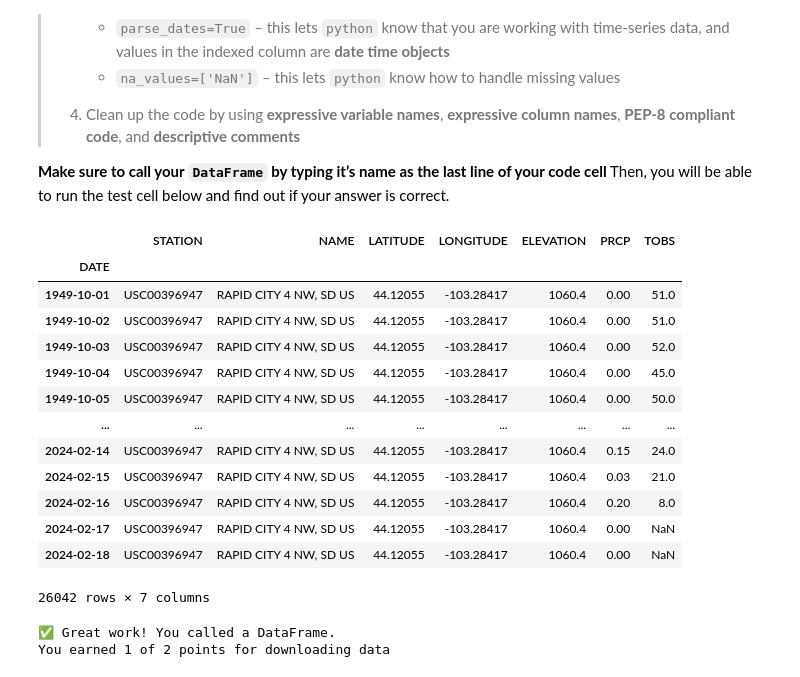
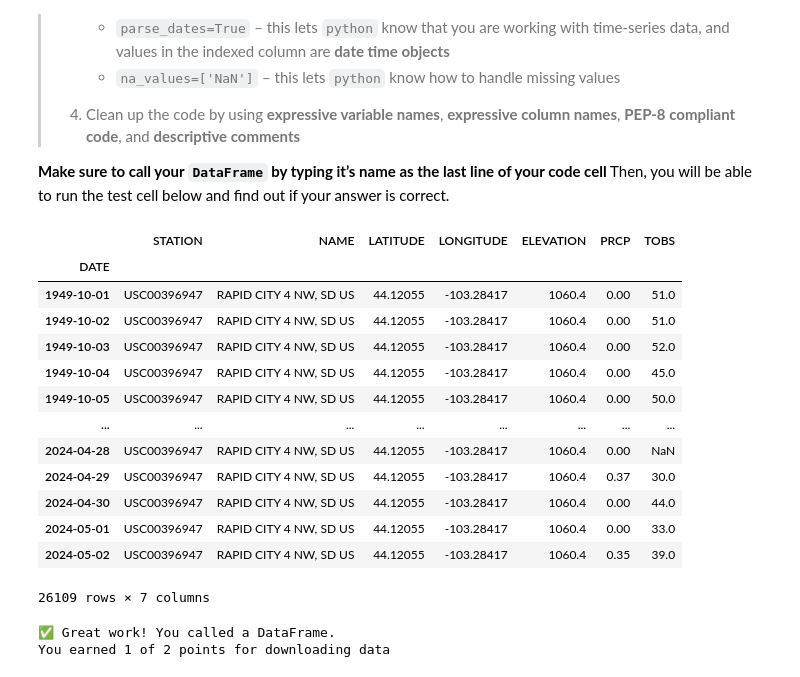
Before and after one commit to cu-esiil-edu/stars-01-get-started-tes-ani, a Jupyter notebook: getstarted_openscience.ipynb, the cells around one changed output. Cells and saved outputs as stored; diff of their text form; code cells hidden in the pictures.

```diff
--- a/getstarted_openscience.ipynb
+++ b/getstarted_openscience.ipynb
@@ -247,7 +247,7 @@ rc_weather_url = (
     'dataset=daily-summaries'
     '&dataTypes=TOBS,PRCP'
     '&stations=USC00396947'
-    '&startDate=1949-10-01&endDate=2024-02-18'
+    '&startDate=1949-10-01&endDate=2024-05-03'
     '&includeStationName=true'
     '&includeStationLocation=1'
     '&units=standard')
@@ -317,26 +317,25 @@ some problems…
 line of your code cell** Then, you will be able to run the test cell
 below and find out if your answer is correct.
 # %%
-rapid_df = pd.read_csv(rc_weather_url,
-index_col='DATE',
-parse_dates=True,
-na_values=['NaN'])
+rapid_df = pd.read_csv(
+    rc_weather_url, index_col="DATE", parse_dates=True, na_values=["NaN"]
+)
 rapid_df
 # %% [output]
 |  | STATION | NAME | LATITUDE | LONGITUDE | ELEVATION | PRCP | TOBS |
 | DATE |  |  |  |  |  |  |  |
 | 1949-10-01 | USC00396947 | RAPID CITY 4 NW, SD US | 44.12055 | -103.28417 | 1060.4 | 0.00 | 51.0 |
 | 1949-10-02 | USC00396947 | RAPID CITY 4 NW, SD US | 44.12055 | -103.28417 | 1060.4 | 0.00 | 51.0 |
 | 1949-10-03 | USC00396947 | RAPID CITY 4 NW, SD US | 44.12055 | -103.28417 | 1060.4 | 0.00 | 52.0 |
 | 1949-10-04 | USC00396947 | RAPID CITY 4 NW, SD US | 44.12055 | -103.28417 | 1060.4 | 0.00 | 45.0 |
 | 1949-10-05 | USC00396947 | RAPID CITY 4 NW, SD US | 44.12055 | -103.28417 | 1060.4 | 0.00 | 50.0 |
 | ... | ... | ... | ... | ... | ... | ... | ... |
-| 2024-02-14 | USC00396947 | RAPID CITY 4 NW, SD US | 44.12055 | -103.28417 | 1060.4 | 0.15 | 24.0 |
-| 2024-02-15 | USC00396947 | RAPID CITY 4 NW, SD US | 44.12055 | -103.28417 | 1060.4 | 0.03 | 21.0 |
-| 2024-02-16 | USC00396947 | RAPID CITY 4 NW, SD US | 44.12055 | -103.28417 | 1060.4 | 0.20 | 8.0 |
-| 2024-02-17 | USC00396947 | RAPID CITY 4 NW, SD US | 44.12055 | -103.28417 | 1060.4 | 0.00 | NaN |
-| 2024-02-18 | USC00396947 | RAPID CITY 4 NW, SD US | 44.12055 | -103.28417 | 1060.4 | 0.00 | NaN |
+| 2024-04-28 | USC00396947 | RAPID CITY 4 NW, SD US | 44.12055 | -103.28417 | 1060.4 | 0.00 | NaN |
+| 2024-04-29 | USC00396947 | RAPID CITY 4 NW, SD US | 44.12055 | -103.28417 | 1060.4 | 0.37 | 30.0 |
+| 2024-04-30 | USC00396947 | RAPID CITY 4 NW, SD US | 44.12055 | -103.28417 | 1060.4 | 0.00 | 44.0 |
+| 2024-05-01 | USC00396947 | RAPID CITY 4 NW, SD US | 44.12055 | -103.28417 | 1060.4 | 0.00 | 33.0 |
+| 2024-05-02 | USC00396947 | RAPID CITY 4 NW, SD US | 44.12055 | -103.28417 | 1060.4 | 0.35 | 39.0 |
-26042 rows × 7 columns
+26109 rows × 7 columns
 # %%
 # DO NOT MODIFY THIS TEST CELL
 tmax_df_resp = _
```
Also changed, not shown: parts of 5 cells of this notebook.
